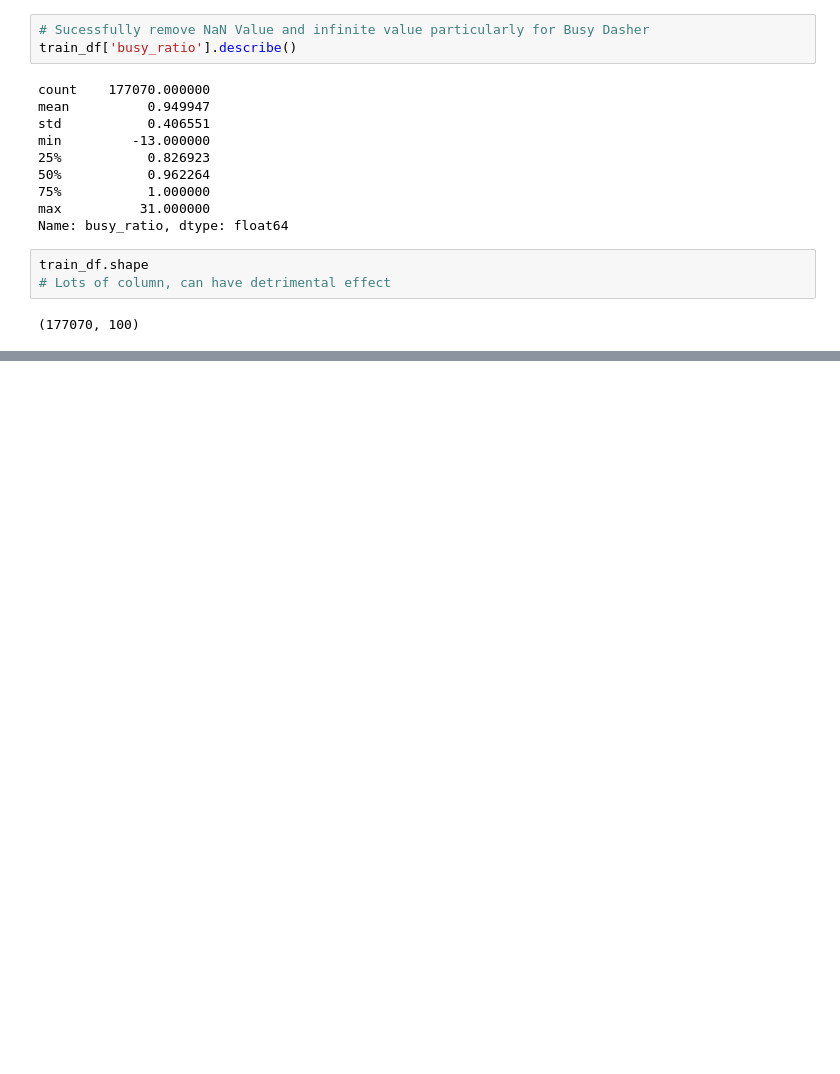
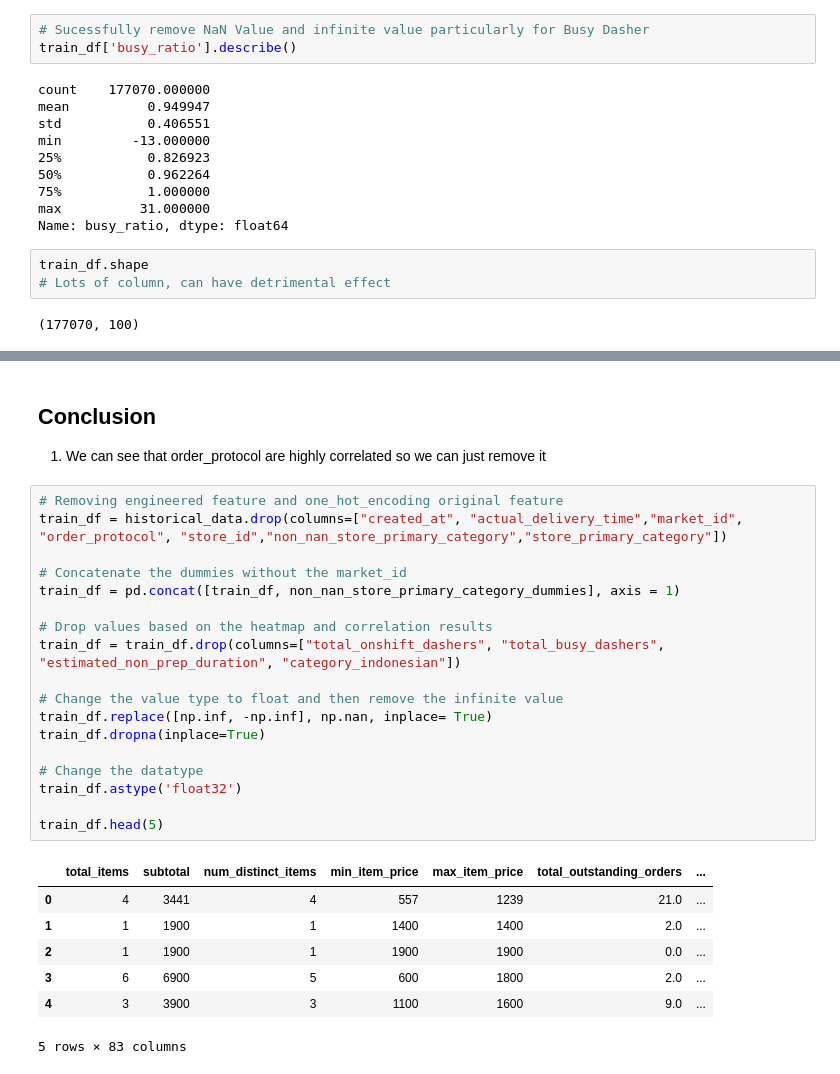
Before and after one commit to tobiassilalahi/doordash-eta-delivery, a Jupyter notebook: doordash-prediction.ipynb, the cells around one changed output, grey strips where cells are left out. Drawn from its saved outputs; the diff is of its cells as text; blank space fills up the shorter version.

```diff
--- a/doordash-prediction.ipynb
+++ b/doordash-prediction.ipynb
@@ -385,0 +548,29 @@ train_df.shape
+# %% [markdown]
+## Conclusion
+1. We can see that order_protocol are highly correlated so we can just remove it
+# %%
+# Removing engineered feature and one_hot_encoding original feature
+train_df = historical_data.drop(columns=["created_at", "actual_delivery_time","market_id", "order_protocol", "store_id","non_nan_store_primary_category","store_primary_category"])
+
+# Concatenate the dummies without the market_id
+train_df = pd.concat([train_df, non_nan_store_primary_category_dummies], axis = 1)
+
+# Drop values based on the heatmap and correlation results
+train_df = train_df.drop(columns=["total_onshift_dashers", "total_busy_dashers", "estimated_non_prep_duration", "category_indonesian"])
+
+# Change the value type to float and then remove the infinite value
+train_df.replace([np.inf, -np.inf], np.nan, inplace= True)
+train_df.dropna(inplace=True)
+
+# Change the datatype
+train_df.astype('float32')
+
+train_df.head(5)
+# %% [output]
+|  | total_items | subtotal | num_distinct_items | min_item_price | max_item_price | total_outstanding_orders | ... |
+| 0 | 4 | 3441 | 4 | 557 | 1239 | 21.0 | ... |
+| 1 | 1 | 1900 | 1 | 1400 | 1400 | 2.0 | ... |
+| 2 | 1 | 1900 | 1 | 1900 | 1900 | 0.0 | ... |
+| 3 | 6 | 6900 | 5 | 600 | 1800 | 2.0 | ... |
+| 4 | 3 | 3900 | 3 | 1100 | 1600 | 9.0 | ... |
+5 rows × 83 columns
```
Also changed, not shown: parts of 24 cells of this notebook.
